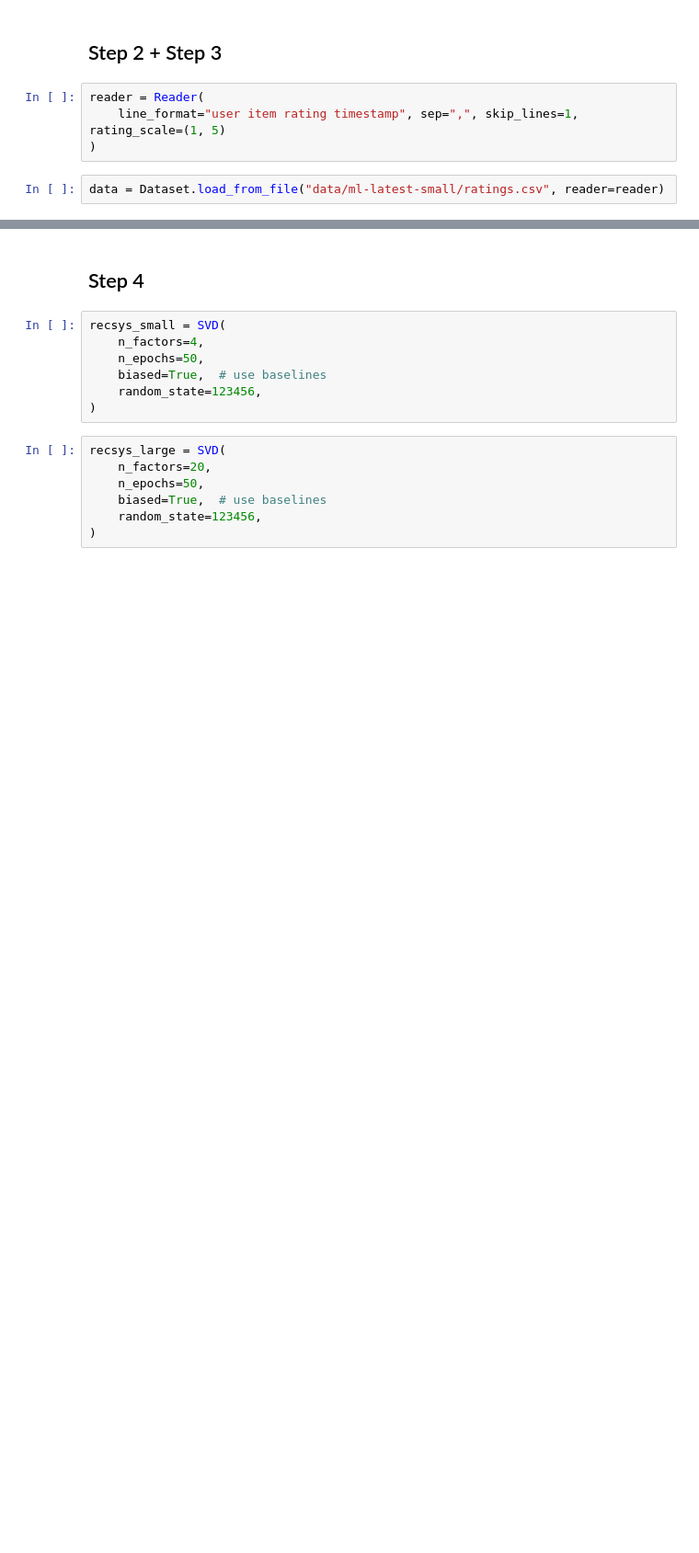
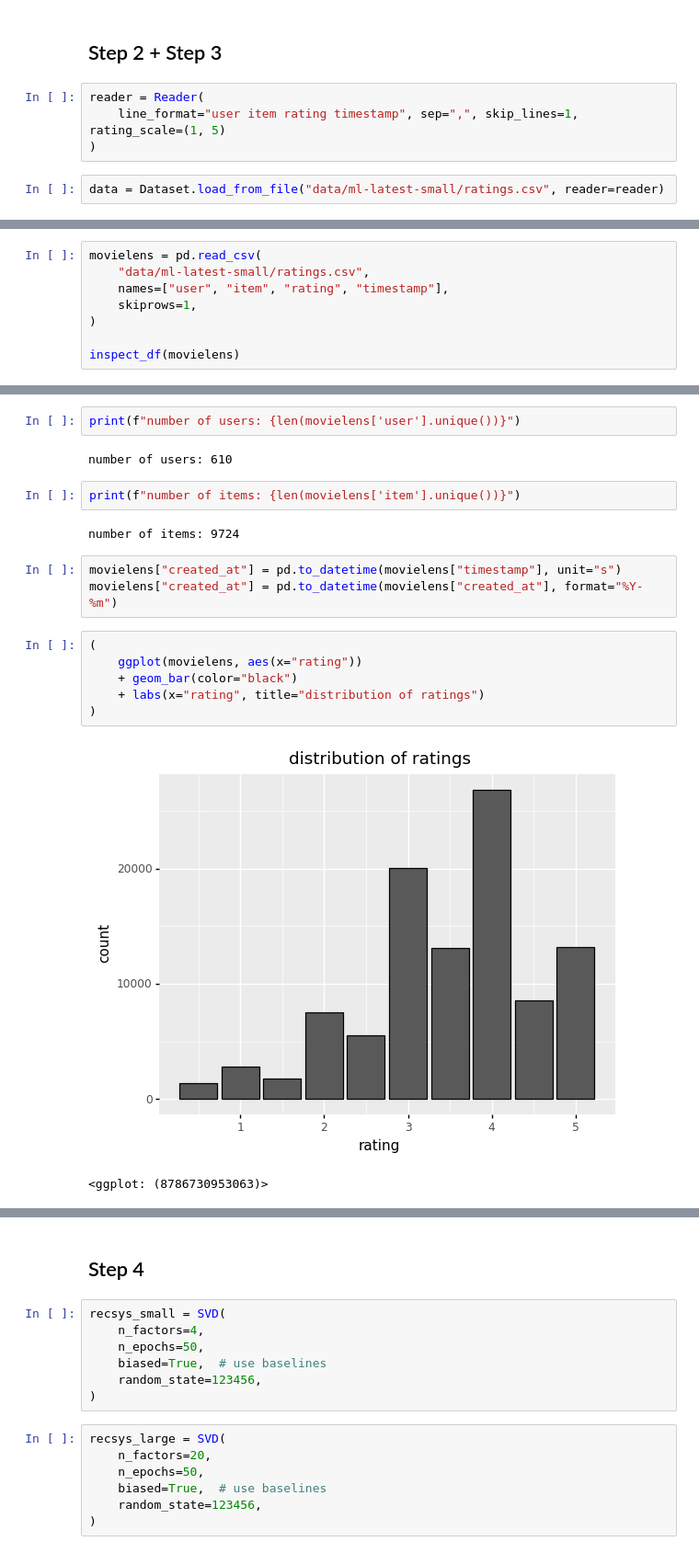
Before and after one commit to ilias-ant/recommender-systems, a Jupyter notebook: federated-learning-based-RS.ipynb, the cells around one changed output, grey strips where cells are left out. Shown at 92% size. Cells and saved outputs as stored; diff of their text form; blank space fills up the shorter version.

Commit message:
[feat]: add EDA on movielens

```diff
--- a/federated-learning-based-RS.ipynb
+++ b/federated-learning-based-RS.ipynb
@@ -76,0 +82,8 @@ data = Dataset.load_from_file("data/ml-latest-small/ratings.csv", reader=reader)
+# %%
+movielens = pd.read_csv(
+    "data/ml-latest-small/ratings.csv",
+    names=["user", "item", "rating", "timestamp"],
+    skiprows=1,
+)
+
+inspect_df(movielens)
@@ -76,0 +114,20 @@ data = Dataset.load_from_file("data/ml-latest-small/ratings.csv", reader=reader)
+# %%
+print(f"number of users: {len(movielens['user'].unique())}")
+# %% [output]
+number of users: 610
+# %%
+print(f"number of items: {len(movielens['item'].unique())}")
+# %% [output]
+number of items: 9724
+# %%
+movielens["created_at"] = pd.to_datetime(movielens["timestamp"], unit="s")
+movielens["created_at"] = pd.to_datetime(movielens["created_at"], format="%Y-%m")
+# %%
+(
+    ggplot(movielens, aes(x="rating"))
+    + geom_bar(color="black")
+    + labs(x="rating", title="distribution of ratings")
+)
+# %% [output]
+[figure, added]
+<ggplot: (8786730953063)>
```
Also changed, not shown: parts of 28 cells of this notebook.
